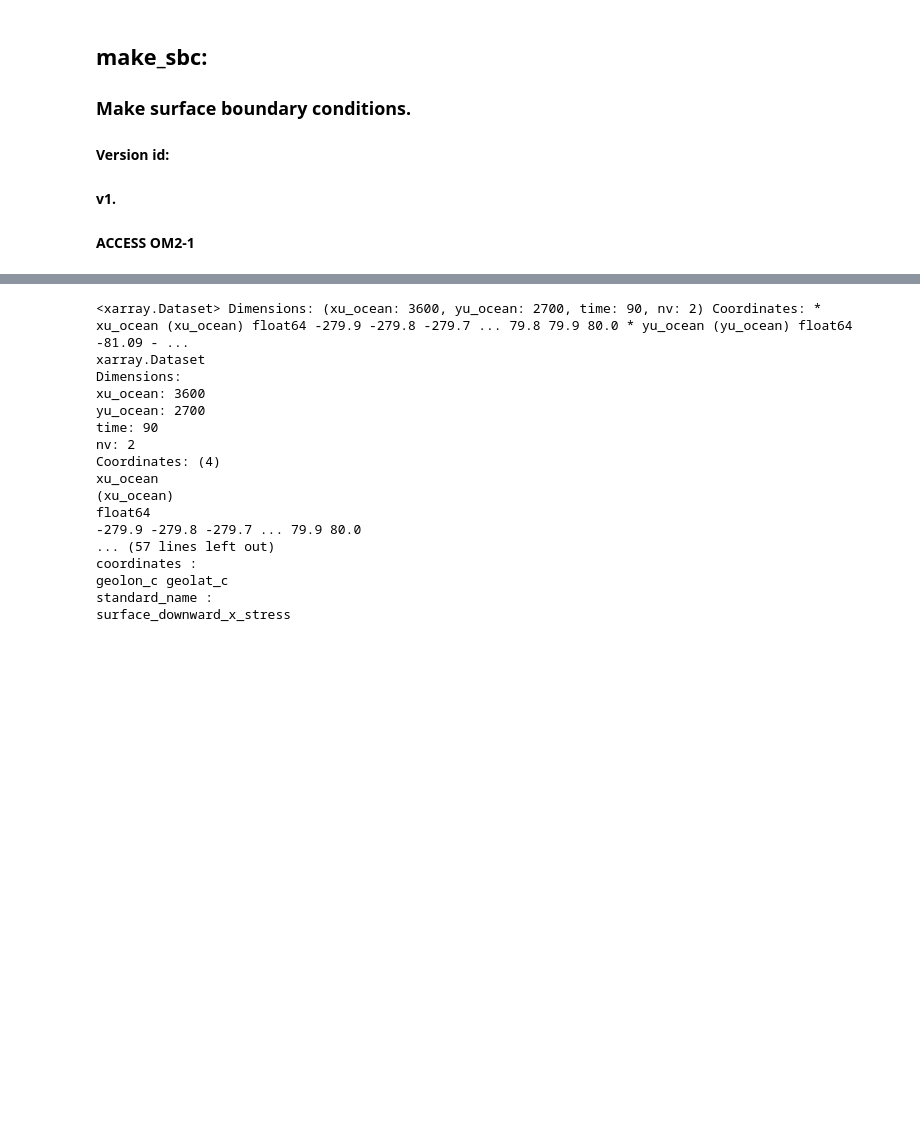
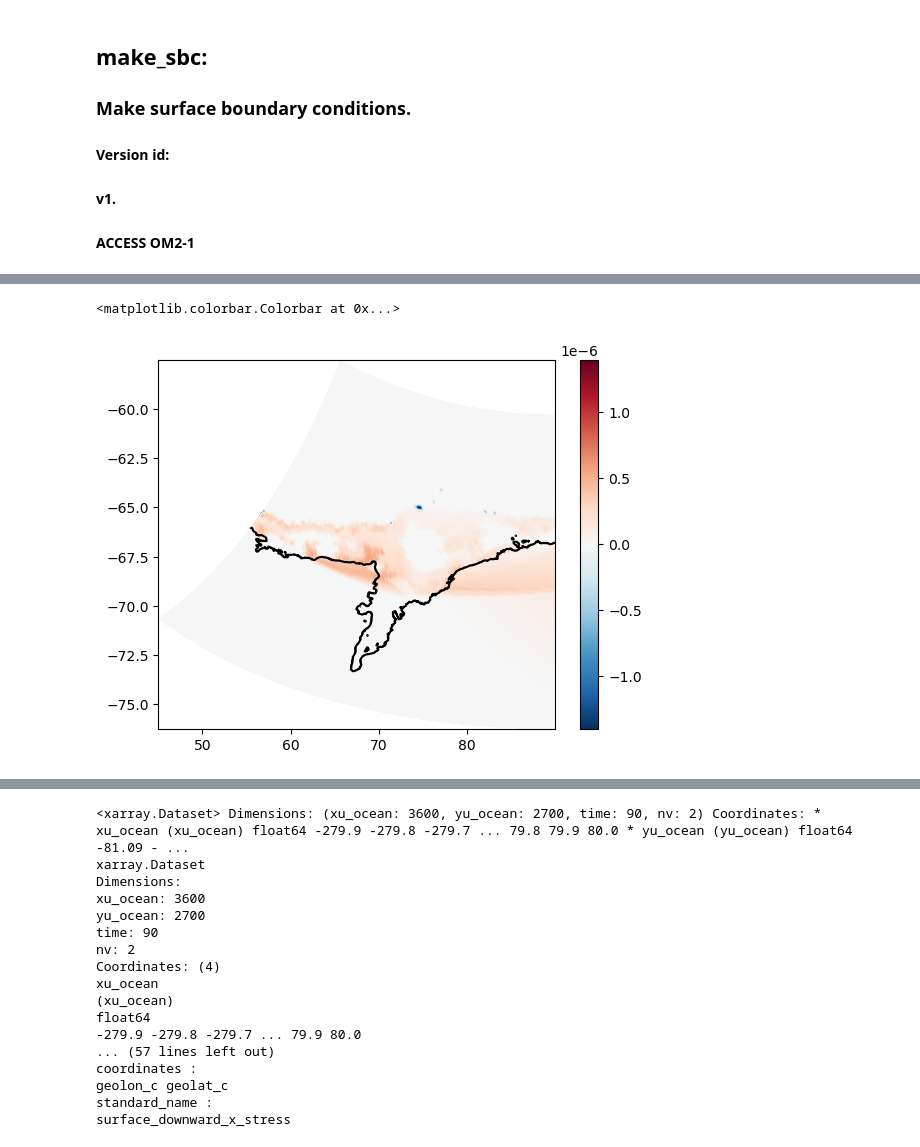
Before and after one commit to dgwyther/vanderford-setup, a Jupyter notebook: notebooks/make_sbc-amery_access.ipynb, the cells around one changed output, grey strips where cells are left out. Saved outputs shown, nothing was run; the diff lists cells and outputs as text; code cells hidden in the pictures; blank space fills up the shorter version.

```diff
--- a/notebooks/make_sbc-amery_access.ipynb
+++ b/notebooks/make_sbc-amery_access.ipynb
@@ -70,0 +216,14 @@ shflx_full.attrs['filename']
+# %%
+grid = xr.open_dataset(grd_file)
+# %%
+tamura_shflx = xr.open_dataset('../data/proc/amery_v2km_tamura+era_shflux.nc')
+tamura_swflx = xr.open_dataset('../data/proc/amery_v2km_tamura+era_swflux.nc')
+
+# [cm/day]. 100 [cm/m]. 86400 [s/day].
+# [cm/day] / 100[cm/m] / 86400 [s/day] = 1/100* 1/86400 [cm/day] [m/cm] [day/s] = 1/(8640000)
+plt.contour(grid.lon_rho,grid.lat_rho,grid.mask_rho,levels=np.array((-1,0)),colors='k',zorder=10)
+plt.pcolormesh(grid.lon_rho,grid.lat_rho,tamura_swflx.swflux.isel(swf_time=80)/8.64e6,cmap='RdBu_r',vmin=-1.4e-6,vmax=1.4e-6)
+plt.colorbar()
+# %% [output]
+<matplotlib.colorbar.Colorbar at 0x...>
+[figure, added]
```
Also changed, not shown: parts of 8 cells of this notebook, 2 other files.
